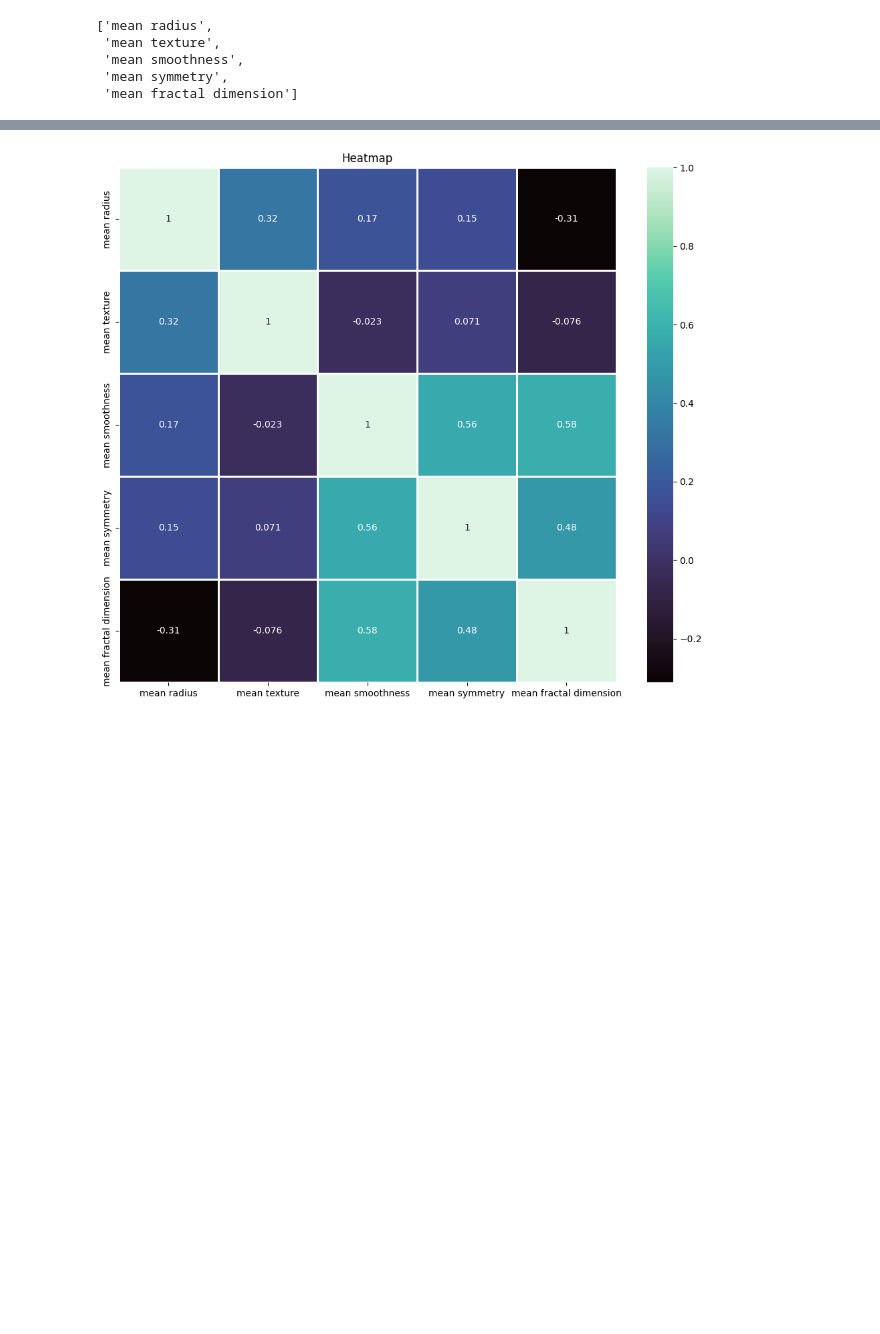
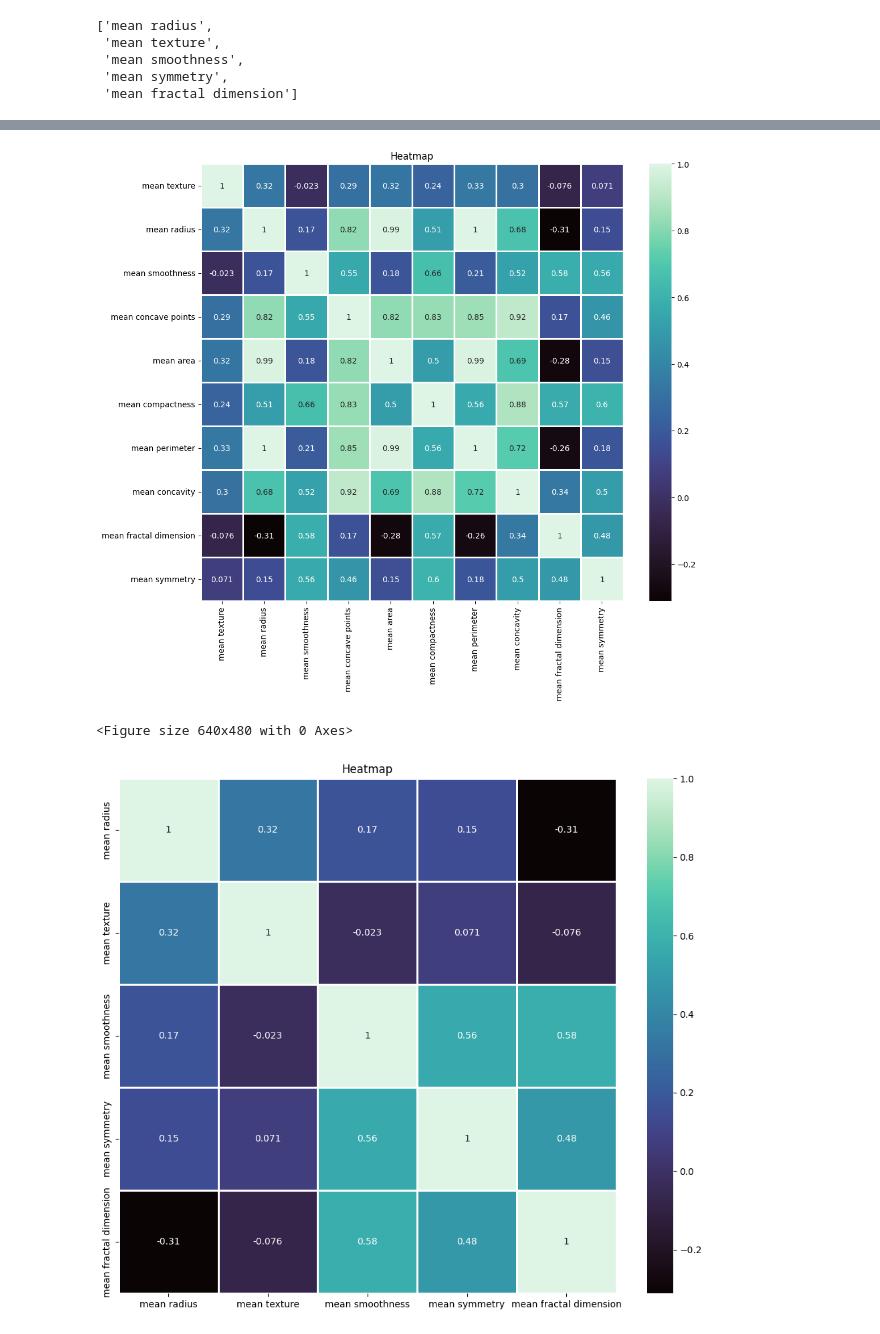
Before and after one commit to LiZoMark841619/Breast-cancer, a Jupyter notebook: Breast_cancer/script.ipynb, the cells around one changed output, grey strips where cells are left out. Saved outputs shown, nothing was run; the diff lists cells and outputs as text; code cells hidden in the pictures; blank space fills up the shorter version.

```diff
--- a/Breast_cancer/script.ipynb
+++ b/Breast_cancer/script.ipynb
@@ -139,3 +129,8 @@ ImportError: cannot import name 'heatmap_' from 'helper' (c:\Users\stank\OneDriv
+# %%
+helper.heatmap(df)
+# %% [output]
+[figure, added]
+<Figure size 640x480 with 0 Axes>
 # %%
 plt.figure(figsize=[12, 10])
 sns.heatmap(df[features].corr(), annot=True, cmap="mako", linewidths=2, linecolor='white')
```
Also changed, not shown: parts of 8 cells of this notebook, 2 other files.
